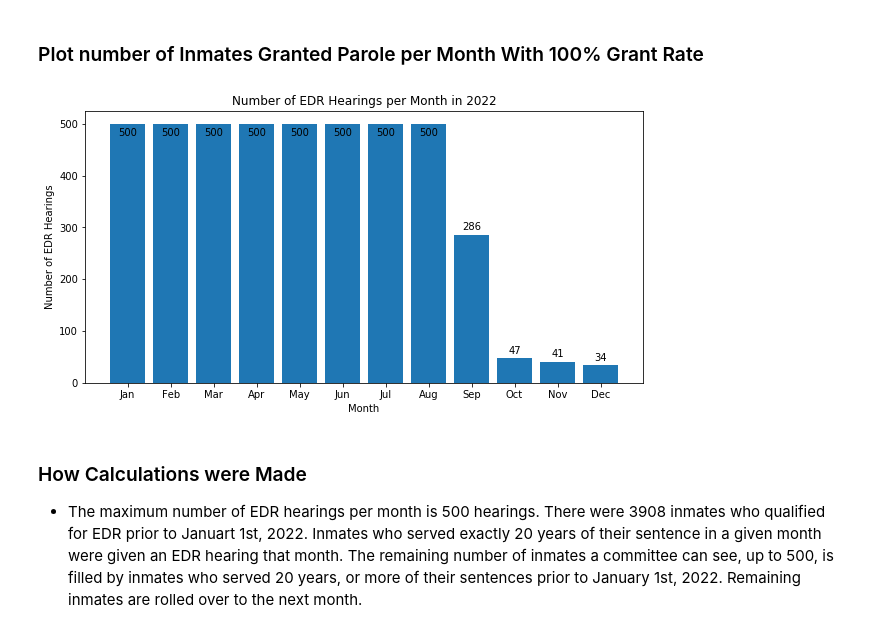
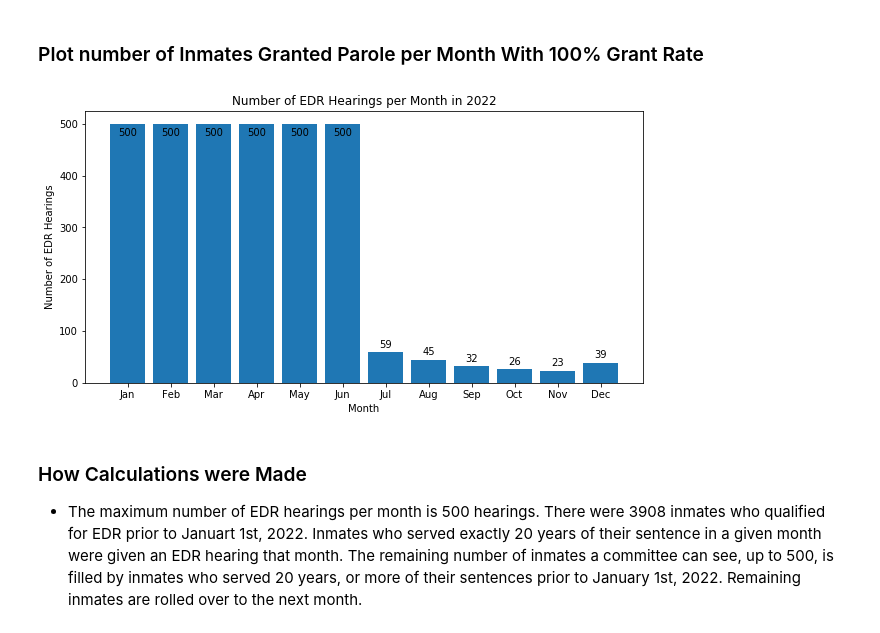
Before and after one commit to james-singer/ParoleProject, a Jupyter notebook: Parole Illinois Data Analysis.ipynb, the cells around one changed output. Cells and saved outputs as stored; diff of their text form; code cells hidden in the pictures.

Commit message:
Update column that is used to calculate time served

```diff
--- a/Parole Illinois Data Analysis.ipynb
+++ b/Parole Illinois Data Analysis.ipynb
@@ -45,7 +45,7 @@ liberalGrantRate = .465
 
 # Inmates qualified for EDR prior to January 1st, 2022
 before2022 = pd.to_datetime(str(2022 - 20) + "-01-01")
-qualifiedBefore2022 = len(df.loc[(df["Custody Date"] < before2022)])
+qualifiedBefore2022 = len(df.loc[(df["Current Admission Date"] < before2022)])
 # %%
 # Helper function for plotting
 def autolabel(rects, plt):
@@ -76,7 +76,7 @@ def autolabel(rects, plt):
 #Calculate the number of inmates who will have served 20 years of their sentence by 2022
 twentyYearsServedDate = pd.to_datetime(str(2022 - 20) + "-12-31")
 
-numReleased = len(df.loc[df["Custody Date"] <= twentyYearsServedDate])
+numReleased = len(df.loc[df["Current Admission Date"] <= twentyYearsServedDate])
 
 #Savings from the reduction in inmate population
 savings = (numReleased * (costOfAnInmate - costOfPersonOnParole) / 2)
@@ -102,35 +102,35 @@ The number of inmates granted EDR by December 31st, 2022 includes inmates who se
 # %%
 monthlyNumReleased = []
 spillOver = qualifiedBefore2022
 #Store data that will be plotted
 for month in range(1, 13):
     startOfMonth = pd.to_datetime(str(2022 - 20) + "-"+ str(month) + "-01")
     endOfMonth = pd.to_datetime(str(2022 - 20) + "-"+ str(month)) + MonthEnd(0)
 
-    numQualifiedDuringMonth = len(df.loc[(df["Custody Date"] >= startOfMonth) & (df["Custody Date"] <= endOfMonth)])
+    numQualifiedDuringMonth = len(df.loc[(df["Current Admission Date"] >= startOfMonth) & (df["Current Admission Date"] <= endOfMonth)])
     numReleased = numQualifiedDuringMonth + spillOver
 
     #Account for limits to number of hearings per month
     if(numReleased >= maxHearingsPerMonth2022):
         monthlyNumReleased.append(maxHearingsPerMonth2022)
         spillOver = spillOver - (maxHearingsPerMonth2022 - numQualifiedDuringMonth)
     elif(numReleased >= 0):
         monthlyNumReleased.append(numReleased)
         spillOver = 0
     else:
         monthlyNumReleased.append(numReleased)
 
 # Plot EDR hearing data
 plot = plt.figure(figsize=(10,5))
 ax = plot.add_subplot(1,1,1)
 rects = ax.bar(['Jan', 'Feb', 'Mar', 'Apr', 'May', 'Jun', 'Jul', 'Aug', 'Sep', 'Oct', 'Nov', 'Dec'], monthlyNumReleased)
 plt.title("Number of EDR Hearings per Month in 2022")
 plt.xlabel("Month")
 plt.ylabel("Number of EDR Hearings")
 autolabel(rects, ax)
 plt.show()
 # %% [output]
-[figure, old version]
+[figure, new version]
 # %% [markdown]
 ### How Calculations were Made
 - The maximum number of EDR hearings per month is 500 hearings. There were 3908 inmates who qualified for EDR prior to Januart 1st, 2022. Inmates who served exactly 20 years of their sentence in a given month were given an EDR hearing that month. The remaining number of inmates a committee can see, up to 500, is filled by inmates who served 20 years, or more of their sentences prior to January 1st, 2022. Remaining inmates are rolled over to the next month.
```
Also changed, not shown: parts of 9 cells of this notebook.
